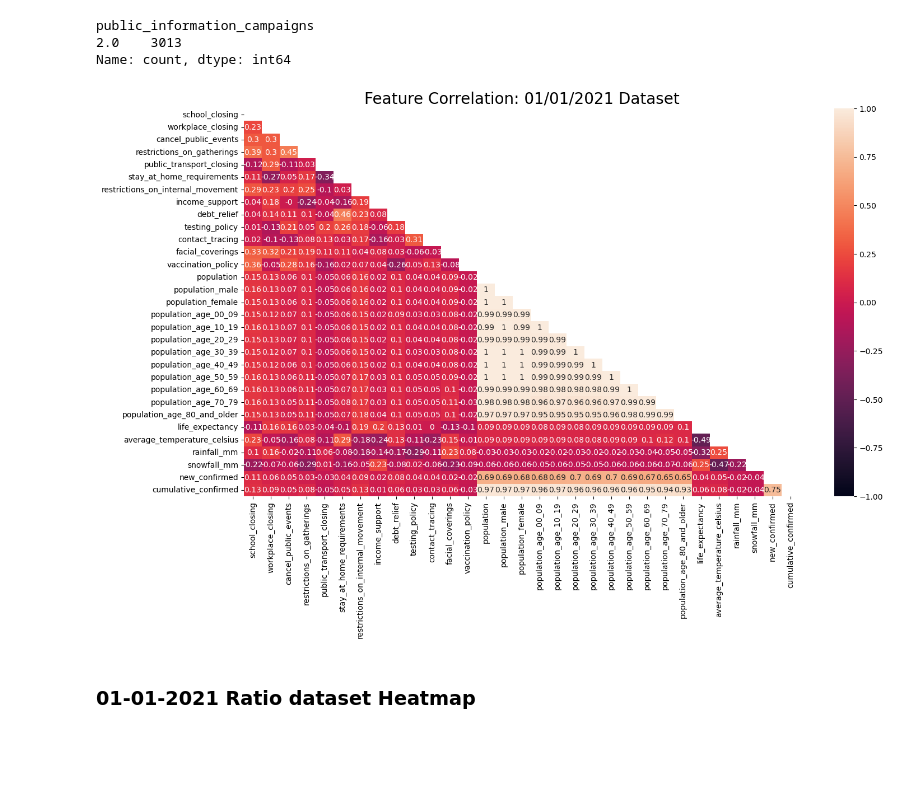
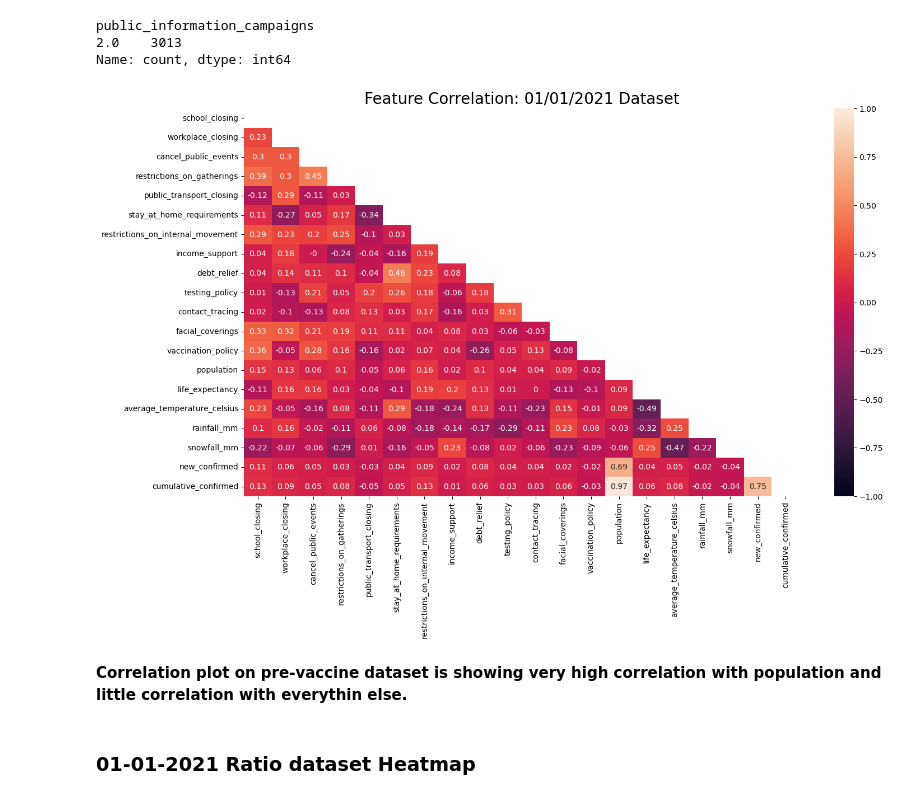
Before and after one commit to jrrrrrr0770/Covid-19-Study, a Jupyter notebook: 2_EDA.ipynb, the cells around one changed output. Cells and saved outputs as stored; diff of their text form; code cells hidden in the pictures; blank space fills up the shorter version.

```diff
--- a/2_EDA.ipynb
+++ b/2_EDA.ipynb
@@ -81,22 +83,25 @@ Name: count, dtype: int64
 # %%
 # Drop unnecessary features
 
-merged_1_corr = merged_1.drop(columns = ['Unnamed: 0', 'new_deceased', 'dew_point',
-                                         'cumulative_deceased', 'international_travel_controls',
-                                         'public_information_campaigns'])
+merged_1_corr = merged_1.drop(columns = ['Unnamed: 0', 'new_deceased', 'dew_point','cumulative_deceased', 'international_travel_controls',
+                                         'public_information_campaigns','population_male','population_female','population_age_00_09',
+                                         'population_age_10_19','population_age_20_29','population_age_30_39','population_age_40_49',
+                                         'population_age_50_59','population_age_60_69','population_age_70_79','population_age_80_and_older'])
 plt.figure(figsize = (16, 9))
 corr = round(merged_1_corr.corr(numeric_only = True), 2)
 mask = np.zeros_like(corr)
 mask[np.triu_indices_from(mask)] = True
 
 sns.heatmap(corr,
             vmin = -1,
             vmax = 1,
             mask = mask,
             annot = True);
 plt.title('Feature Correlation: 01/01/2021 Dataset', size = 20);
 # %% [output]
-[figure, old version]
+[figure, new version]
+# %% [markdown]
+**Correlation plot on pre-vaccine dataset is showing very high correlation with population and little correlation with everythin else.**
 # %%
 # Save dataframe for modeling
 
```
Also changed, not shown: parts of 28 cells of this notebook, 11 other files.
